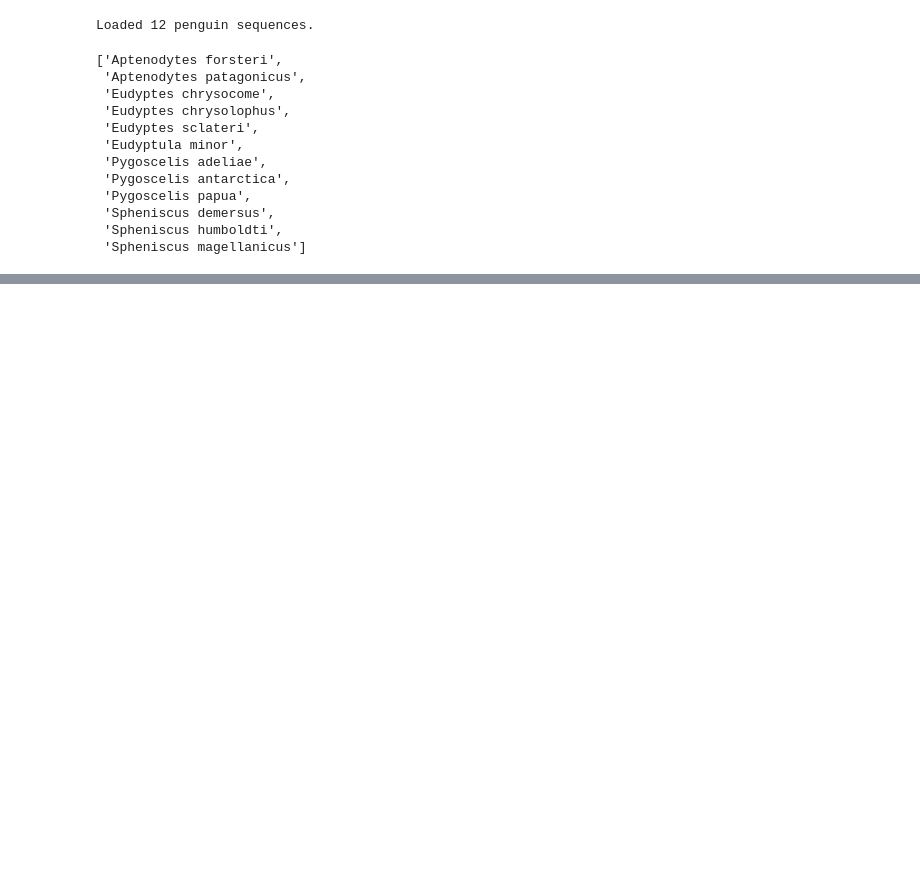
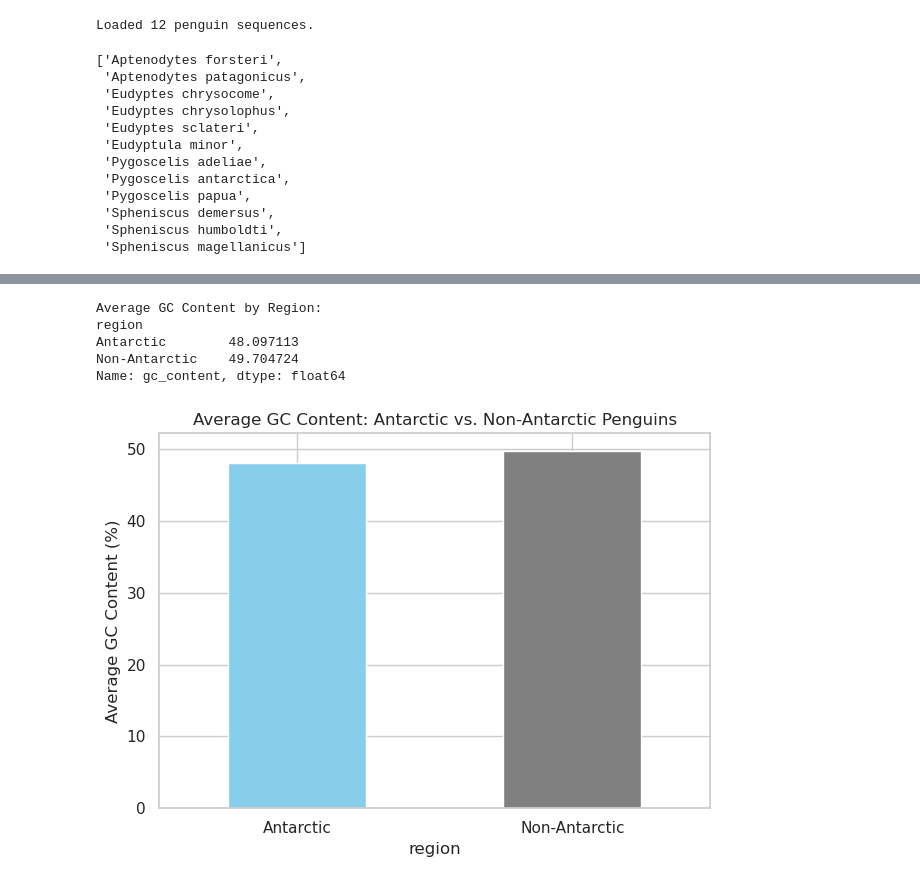
Before and after one commit to Sristi2025/BCB546-PythonHW_Spring2025, a Jupyter notebook: BCB546-PythonHW_Spring2025.ipynb, the cells around one changed output, grey strips where cells are left out. Cells and saved outputs as stored; diff of their text form; code cells hidden in the pictures; blank space fills up the shorter version.

```diff
--- a/BCB546-PythonHW_Spring2025.ipynb
+++ b/BCB546-PythonHW_Spring2025.ipynb
@@ -60,0 +259,7 @@ A function that translates a string of nucleotides to amino acids based on Dr. X
+# %%
+#Example to test the fucntion
+
+species = "Aptenodytes forsteri"
+seq = cytb_seqs[species]
+gc = compute_gc_content(seq)
+print(f"{species} GC content: {gc:.2f}%")
@@ -60,0 +495,24 @@ A function that translates a string of nucleotides to amino acids based on Dr. X
+# %%
+# Group by region and calculate mean GC content
+gc_by_region = penguins_df.groupby("region")["gc_content"].mean() #calculate the mean GC content for each group
+
+print("Average GC Content by Region:")
+print(gc_by_region)
+# %% [output]
+Average GC Content by Region:
+region
+Antarctic        48.097113
+Non-Antarctic    49.704724
+Name: gc_content, dtype: float64
+# %%
+# Plot the average GC content using a bar chart
+gc_by_region.plot(kind="bar", color=["skyblue", "gray"])
+
+# Add axis labels and title
+plt.ylabel("Average GC Content (%)")
+plt.title("Average GC Content: Antarctic vs. Non-Antarctic Penguins")
+plt.xticks(rotation=0)
+plt.tight_layout()
+plt.show()
+# %% [output]
+[figure, added]
```
Also changed, not shown: parts of 31 cells of this notebook.
